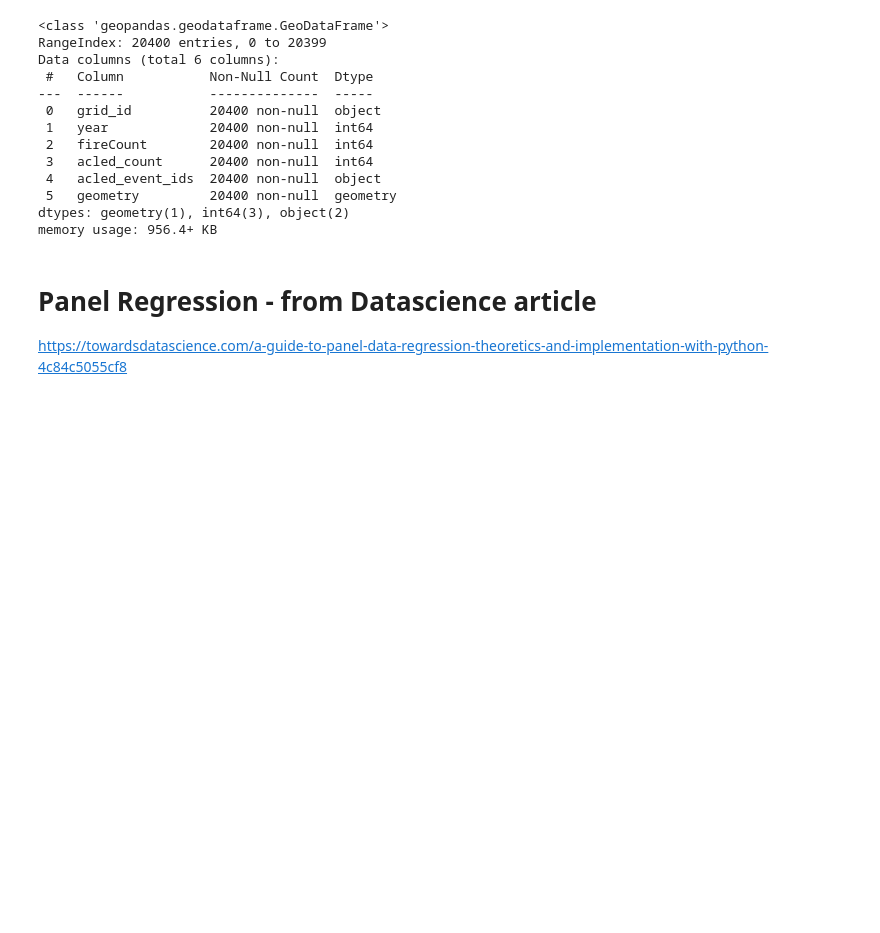
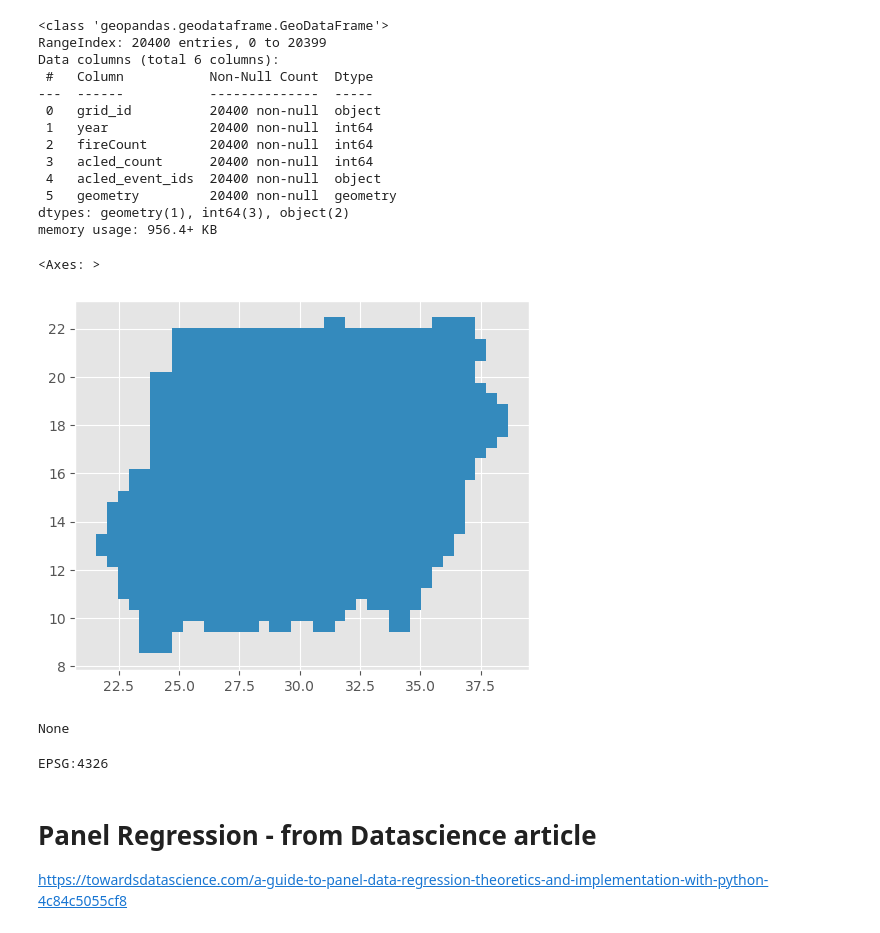
Before and after one commit to sameera006/Final_Dissertation, a Jupyter notebook: Mergeddata_Copy.ipynb, the cells around one changed output. Cells and saved outputs as stored; diff of their text form; code cells hidden in the pictures; blank space fills up the shorter version.

```diff
--- a/Mergeddata_Copy.ipynb
+++ b/Mergeddata_Copy.ipynb
@@ -234,3 +246,12 @@ Data columns (total 6 columns):
  5   geometry         20400 non-null  geometry
 dtypes: geometry(1), int64(3), object(2)
 memory usage: 956.4+ KB
+# %%
+gdf_acfi.plot()
+# %% [output]
+<Axes: >
+[figure, added]
+# %%
+print(gdf_acfi.crs)
+# %% [output]
+None
@@ -237,3 +260,7 @@ memory usage: 956.4+ KB
+# %%
+print(gdf_acfi.crs)
+# %% [output]
+EPSG:4326
 # %% [markdown]
 # Panel Regression - from Datascience article
 https://towardsdatascience.com/a-guide-to-panel-data-regression-theoretics-and-implementation-with-python-4c84c5055cf8
```
Also changed, not shown: parts of 11 cells of this notebook, 5 other files.
